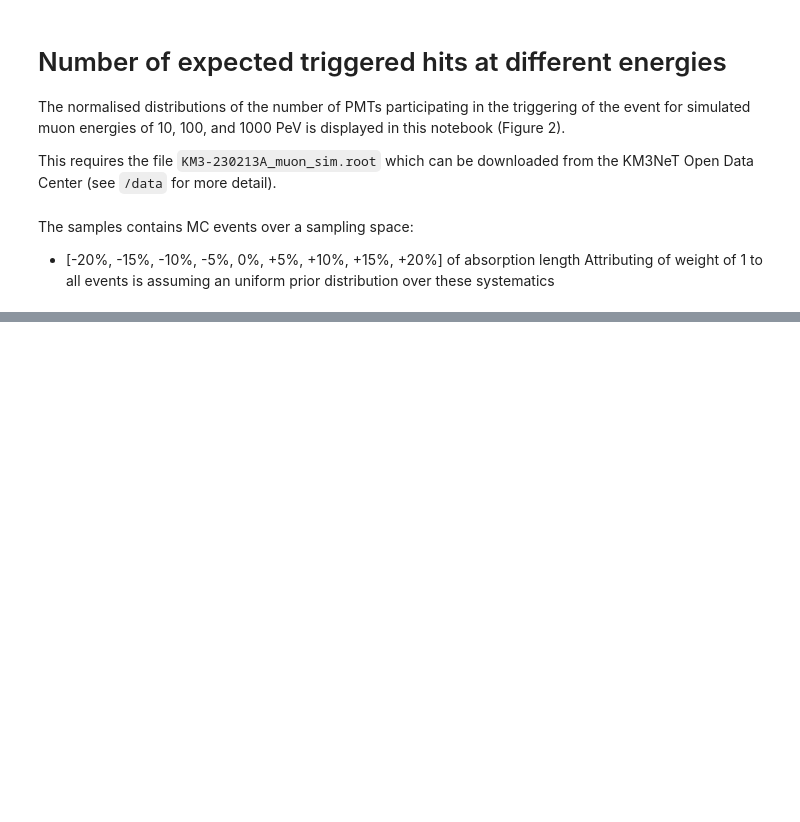
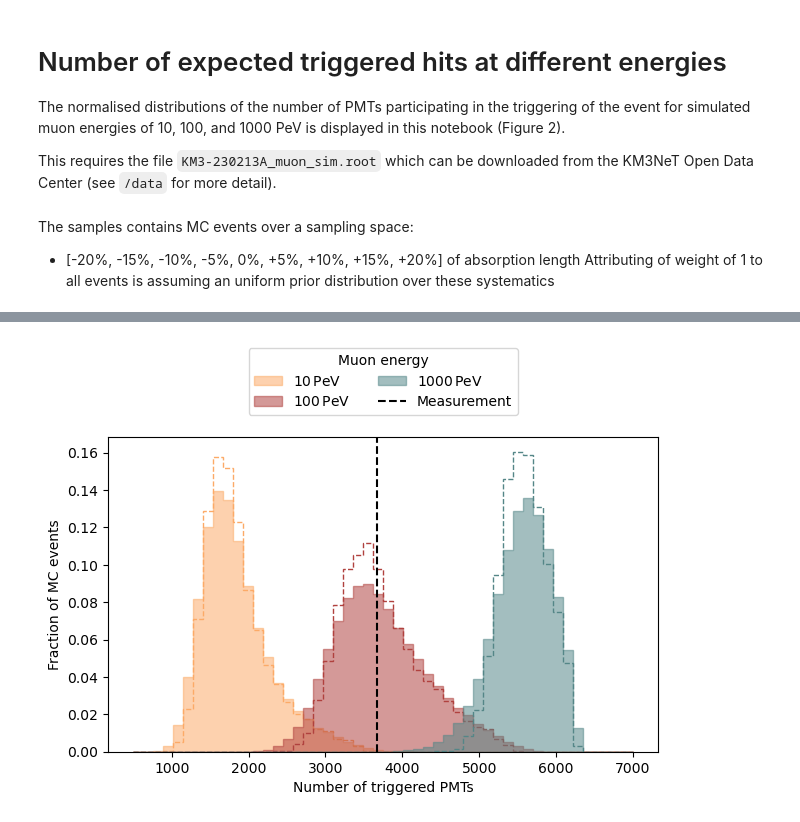
Before and after one commit to KM3NeT/KM3-230213A-data, a Jupyter notebook: notebooks/Simulated number of PMTs.ipynb, the cells around one changed output, grey strips where cells are left out. Cells and saved outputs as stored; diff of their text form; code cells hidden in the pictures; blank space fills up the shorter version.

```diff
--- a/notebooks/Simulated number of PMTs.ipynb
+++ b/notebooks/Simulated number of PMTs.ipynb
@@ -20,16 +18,3 @@ combined_dataset = uproot.open(fname)['MuonEnergyEstimate'].arrays(library = "pd
-# %%
-plt.rcParams["figure.figsize"] = (16,13.6)
-
-SMALL_SIZE = 24
-MEDIUM_SIZE = 28
-BIGGER_SIZE = 32
-
-plt.rc('font', size=SMALL_SIZE)          # controls default text sizes
-plt.rc('axes', titlesize=SMALL_SIZE)     # fontsize of the axes title
-plt.rc('axes', labelsize=MEDIUM_SIZE)    # fontsize of the x and y labels
-plt.rc('xtick', labelsize=SMALL_SIZE)    # fontsize of the tick labels
-plt.rc('ytick', labelsize=SMALL_SIZE)    # fontsize of the tick labels
-plt.rc('figure', titlesize=BIGGER_SIZE)  # fontsize of the figure title
 # %% [markdown]
 The samples contains MC events over a sampling space:
   - [-20%, -15%, -10%, -5%, 0%, +5%, +10%, +15%, +20%] of absorption length
@@ -156,0 +63,49 @@ savedata.to_csv('hist_values.csv', index=False)
+# %%
+# Filter datasets for plotting
+nb_trig_pmts_dataset = combined_dataset
+colors = ["#fcaa67", "#b0413e", "#548687", "#473335"]
+df_no_syst = combined_dataset[combined_dataset.Absorption == 100]
+df_syst = combined_dataset
+
+# Measured number of triggered PMTs
+measure_trig_pmts = 3672
+
+# Define energy bins and histogram bins
+energies = [10, 100, 1000]
+bins = np.linspace(500, 7000, 51)
+
+# Create a figure for plotting
+fig, axe = plt.subplots()
+for i, E in enumerate(energies):
+    color = colors[i]
+    color_face = color + "88"  # Add transparency for better visualization
+
+    # Select data for the current energy
+    df = df_syst[df_syst.Etrue == E * 1e6]
+    w = df.w_tot / np.sum(df.w_tot)
+    label = f"{E:.0f}$\,$PeV"
+
+    # Plot filled histogram
+    axe.hist(df.NTrigPMT, weights=w, bins=bins, histtype="stepfilled", facecolor=color_face, edgecolor=color_face, label=label, zorder=i)
+
+# Overlay histograms without systematic uncertainties
+for i, E in enumerate(energies):
+    color = colors[i]
+    df = df_no_syst[df_no_syst.Etrue == E * 1e6]
+    w = df.w_tot / np.sum(df.w_tot)
+    label = f"{E:.0f}$\,$PeV (no syst.)"
+
+    # Plot step histogram with dashed lines
+    axe.hist(df.NTrigPMT, weights=w, bins=bins, histtype="step", edgecolor=color, linestyle="--", zorder=i)
+
+# Add a vertical line for measured value
+axe.axvline(measure_trig_pmts, color="k", label="Measurement", linestyle="--")
+
+# Configure legend, labels, and layout
+axe.legend(ncol=2, bbox_to_anchor=(0.5, 1.05), loc='lower center', title="Muon energy")
+axe.set_xlabel('Number of triggered PMTs')
+axe.set_ylabel("Fraction of MC events")
+plt.tight_layout()
+plt.show()
+# %% [output]
+[figure, added]
```
Also changed, not shown: parts of 4 cells of this notebook, 12 other files.
